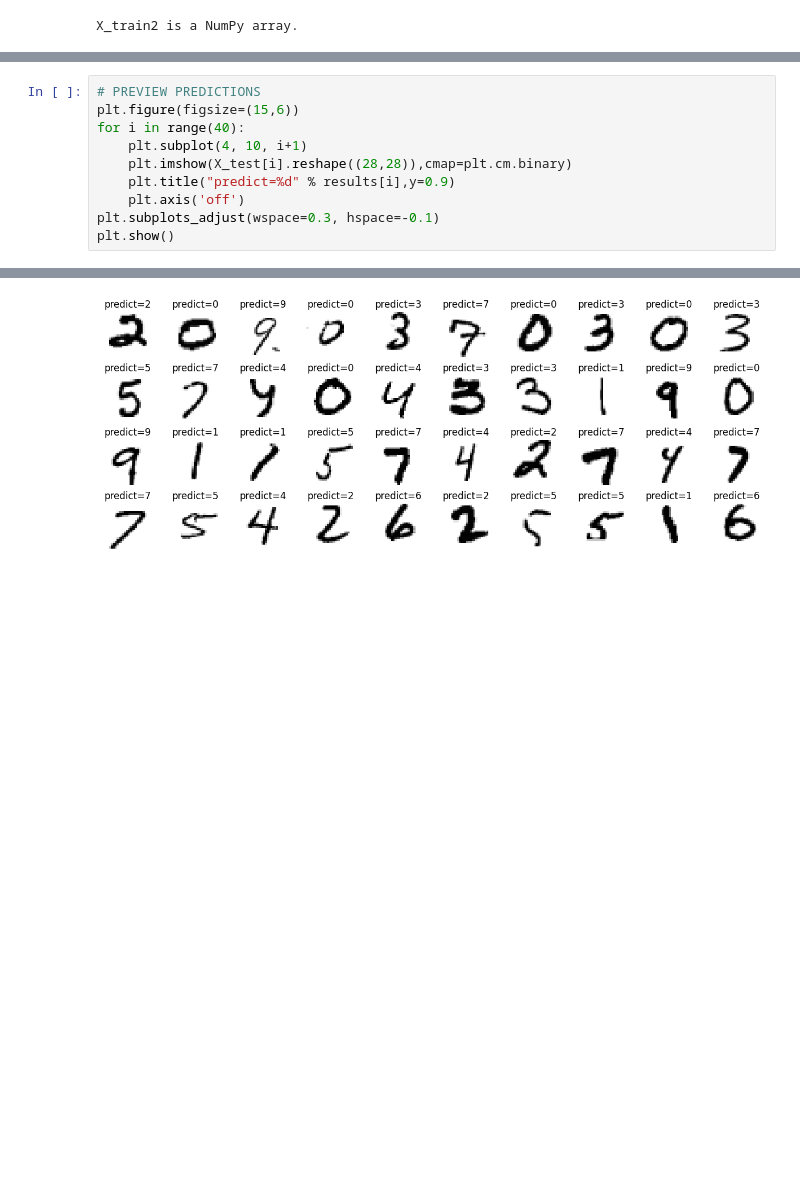
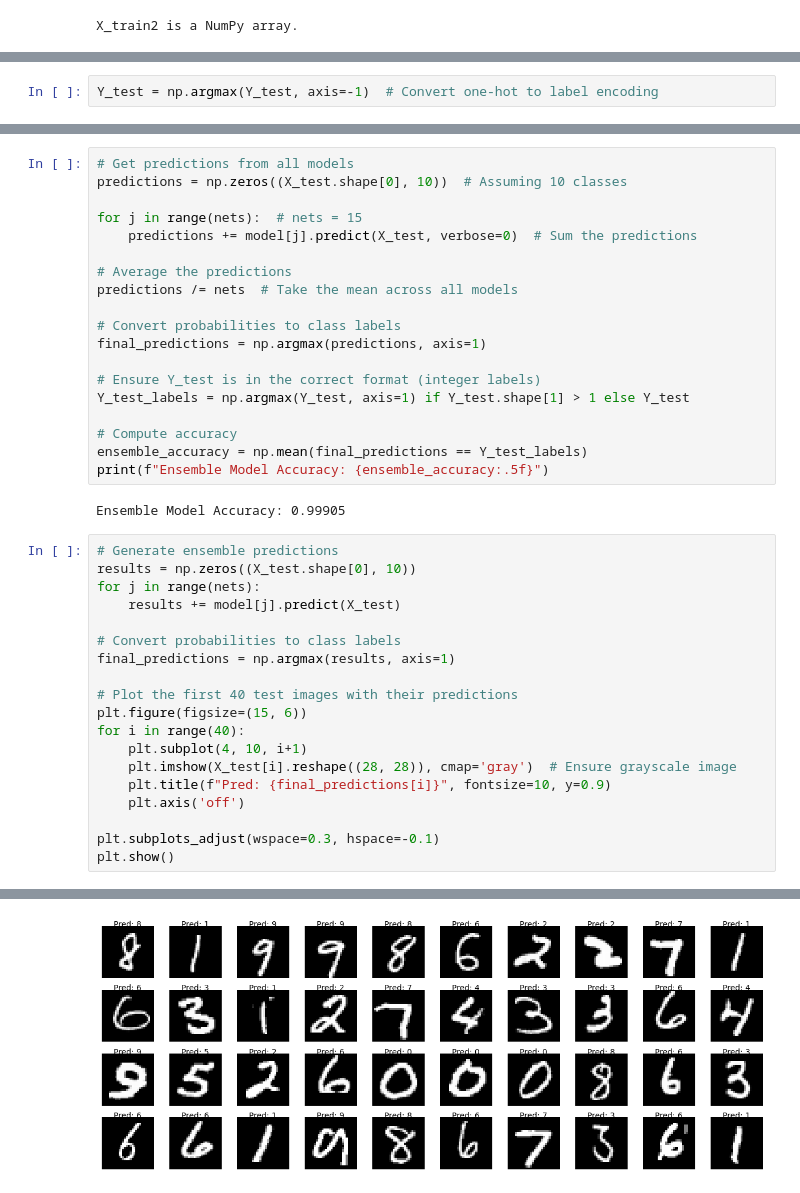
Before and after one commit to SreejaS8/Handwritten-recogniser, a Jupyter notebook: training/Converter.ipynb, the cells around one changed output, grey strips where cells are left out. Drawn from its saved outputs; the diff is of its cells as text; blank space fills up the shorter version.

Commit message:
modelrewamp

```diff
--- a/training/Converter.ipynb
+++ b/training/Converter.ipynb
@@ -165,0 +147,2 @@ submission.to_csv("./model.csv",index=False)
+# %%
+Y_test = np.argmax(Y_test, axis=-1)  # Convert one-hot to label encoding
@@ -166,11 +179,41 @@ submission.to_csv("./model.csv",index=False)
+# %%
+# Get predictions from all models
+predictions = np.zeros((X_test.shape[0], 10))  # Assuming 10 classes
+
+for j in range(nets):  # nets = 15
+    predictions += model[j].predict(X_test, verbose=0)  # Sum the predictions
+
+# Average the predictions
+predictions /= nets  # Take the mean across all models
+
+# Convert probabilities to class labels
+final_predictions = np.argmax(predictions, axis=1)
+
+# Ensure Y_test is in the correct format (integer labels)
+Y_test_labels = np.argmax(Y_test, axis=1) if Y_test.shape[1] > 1 else Y_test
+
+# Compute accuracy
+ensemble_accuracy = np.mean(final_predictions == Y_test_labels)
+print(f"Ensemble Model Accuracy: {ensemble_accuracy:.5f}")
+# %% [output]
+Ensemble Model Accuracy: 0.99905
 # %%
-# PREVIEW PREDICTIONS
-plt.figure(figsize=(15,6))
+# Generate ensemble predictions
+results = np.zeros((X_test.shape[0], 10))
+for j in range(nets):
+    results += model[j].predict(X_test)
+
+# Convert probabilities to class labels
+final_predictions = np.argmax(results, axis=1)
+
+# Plot the first 40 test images with their predictions
+plt.figure(figsize=(15, 6))
 for i in range(40):
     plt.subplot(4, 10, i+1)
-    plt.imshow(X_test[i].reshape((28,28)),cmap=plt.cm.binary)
-    plt.title("predict=%d" % results[i],y=0.9)
+    plt.imshow(X_test[i].reshape((28, 28)), cmap='gray')  # Ensure grayscale image
+    plt.title(f"Pred: {final_predictions[i]}", fontsize=10, y=0.9)
     plt.axis('off')
+
 plt.subplots_adjust(wspace=0.3, hspace=-0.1)
 plt.show()
 # %% [output]
@@ -177 +235 @@ plt.show()
-[figure, old version]
+[figure, new version]
```
Also changed, not shown: parts of 7 cells of this notebook, 2 other files.
